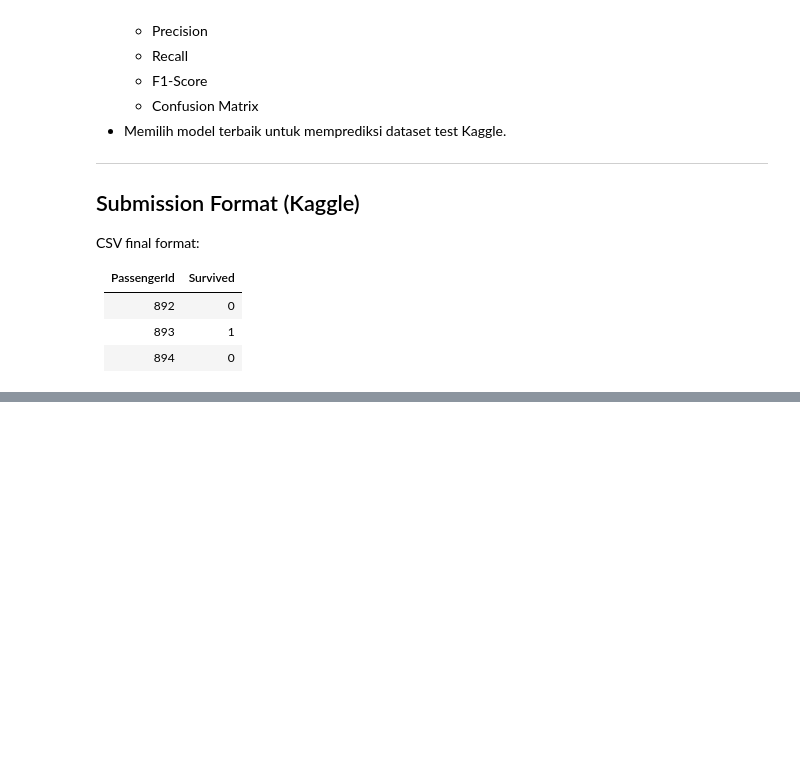
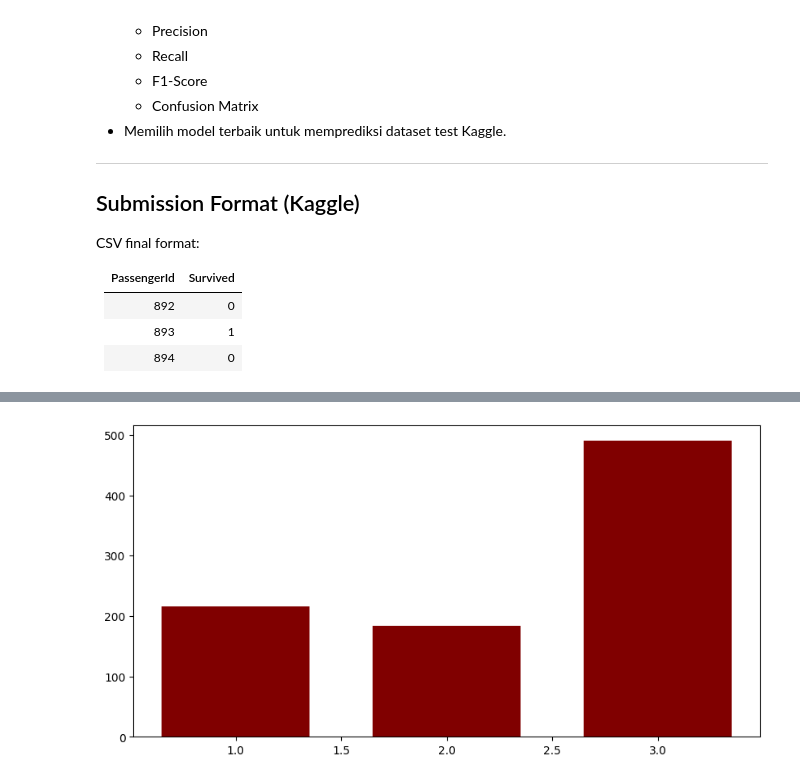
Before and after one commit to gchristiansun/titanic-prediction, a Jupyter notebook: titanic.ipynb, the cells around one changed output, grey strips where cells are left out. Cells and saved outputs as stored; diff of their text form; code cells hidden in the pictures; blank space fills up the shorter version.

```diff
--- a/titanic.ipynb
+++ b/titanic.ipynb
@@ -89,0 +226,4 @@ CSV final format:
+# %%
+barchart("Pclass")
+# %% [output]
+[figure, added]
```
Also changed, not shown: parts of 89 cells of this notebook, 2 other files.
